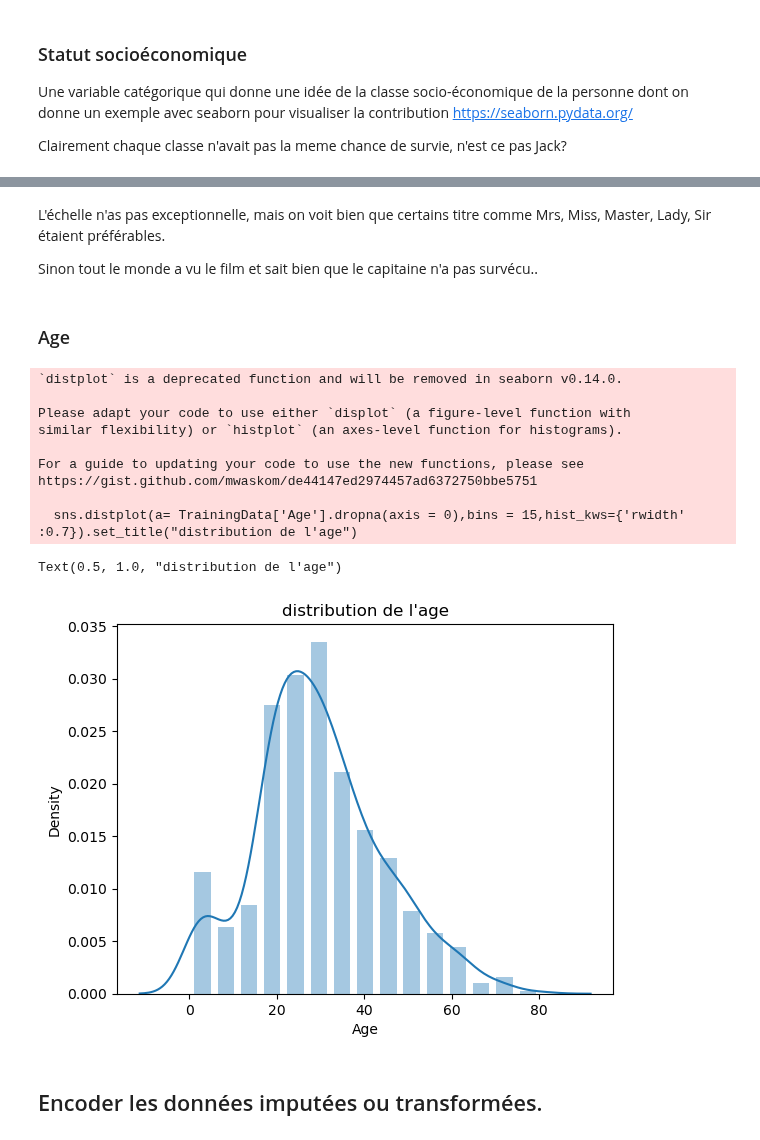
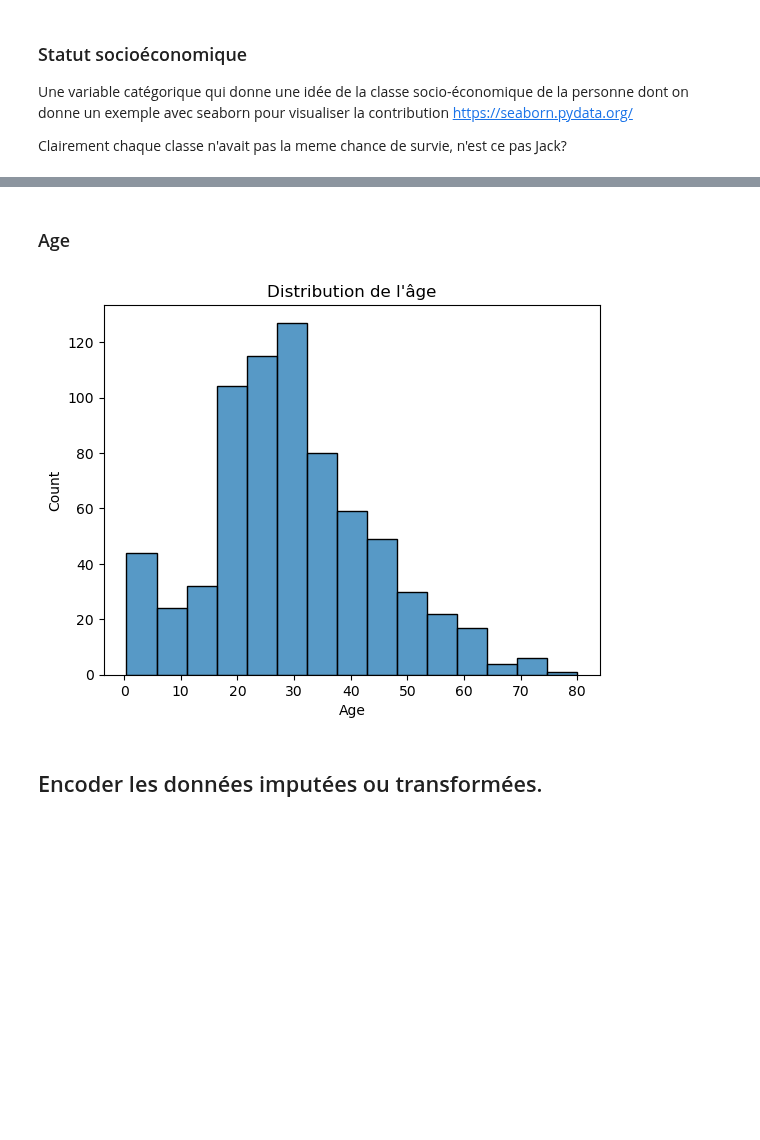
Before and after one commit to ensae-reproductibilite/application-correction-admin, a Jupyter notebook: src/appli2/titanic.ipynb, the cells around one changed output, grey strips where cells are left out. Cells and saved outputs as stored; diff of their text form; code cells hidden in the pictures; blank space fills up the shorter version.

```diff
--- a/src/appli2/titanic.ipynb
+++ b/src/appli2/titanic.ipynb
@@ -129,9 +130,0 @@ print(TrainingData['Name'].apply(lambda x: x.split(',')[1]).apply(lambda x: x.sp
-# %%
-# Extraction et ajout de la variable titre
-TrainingData['Title'] = TrainingData['Name'].apply( lambda x: x.split(',')[1]).apply(lambda x: x.split()[0])
-TestData['Title'] = TestData['Name'].apply(lambda x: x.split(',')[1]).apply(lambda x: x.split()[0])
-# Suppression de la variable Titre
-TrainingData.drop(labels='Name', axis=1, inplace=True)
-TestData.drop(labels='Name', axis=1, inplace=True)
-#On note que Dona est présent dans le jeu de test à prédire mais dans les variables d'apprentissage on règle ca a la mano
-TestData['Title'] = TestData['Title'].replace('Dona.', 'Mrs.')
@@ -144,23 +131,10 @@ fig2_title = sns.barplot(data=TrainingData, x='Title',y='Survived', ax=axes[1]).
-# %% [markdown]
-L'échelle n'as pas exceptionnelle, mais on voit bien que certains titre comme Mrs, Miss, Master, Lady, Sir étaient préférables.
-
-Sinon tout le monde a vu le film et sait bien que le capitaine n'a pas survécu..
 # %% [markdown]
 ### Age
-# %%
-sns.distplot(a= TrainingData['Age'].dropna(axis = 0),bins = 15,hist_kws={'rwidth'     :0.7}).set_title("distribution de l'age")
-# %% [output]
-`distplot` is a deprecated function and will be removed in seaborn v0.14.0.
-
-Please adapt your code to use either `displot` (a figure-level function with
-similar flexibility) or `histplot` (an axes-level function for histograms).
-
-For a guide to updating your code to use the new functions, please see
-https://gist.github.com/mwaskom/de44147ed2974457ad6372750bbe5751
-
-  sns.distplot(a= TrainingData['Age'].dropna(axis = 0),bins = 15,hist_kws={'rwidth'     :0.7}).set_title("distribution de l'age")
-Text(0.5, 1.0, "distribution de l'age")
-[figure, removed]
+# %%
+sns.histplot(data= TrainingData, x='Age',bins=15, kde=False    )    .set_title("Distribution de l'âge")
+plt.show()
+# %% [output]
+[figure, added]
 # %% [markdown]
 ## Encoder les données imputées ou transformées.
 # %% [markdown]
```
Also changed, not shown: parts of 31 cells of this notebook, 4 other files.
